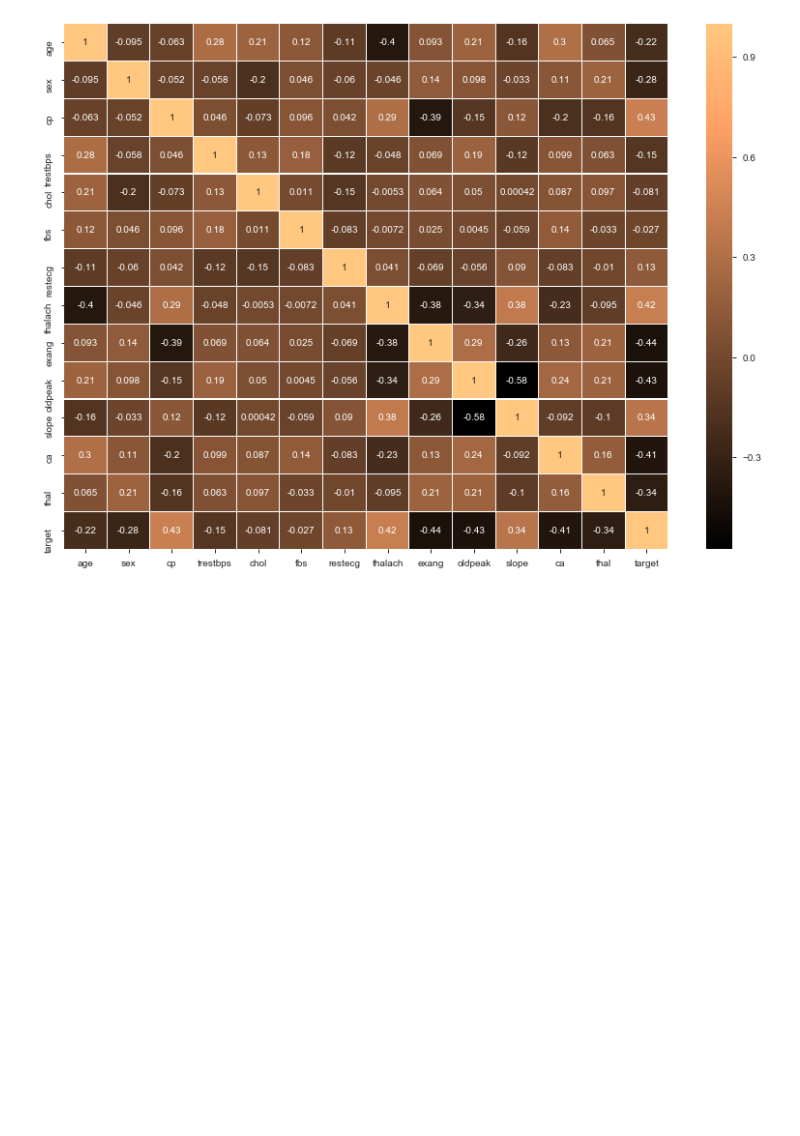
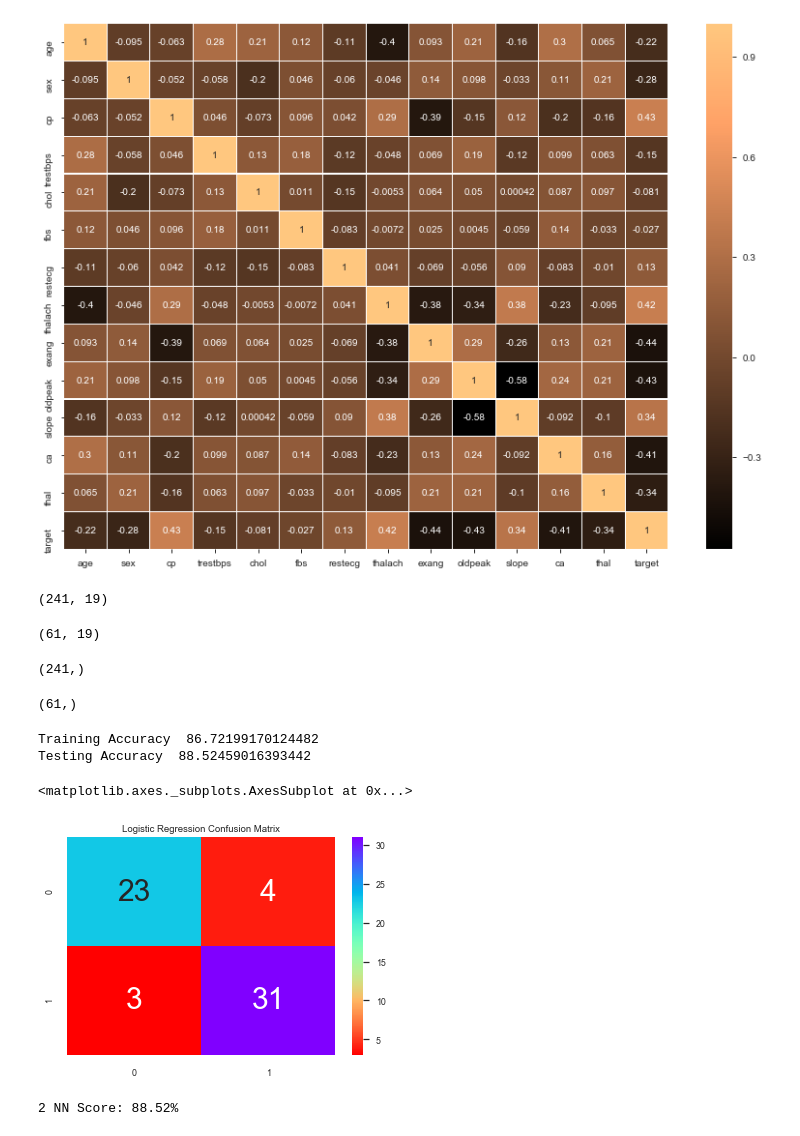
Before and after one commit to jahidkhandaker/HeartDiseasePrediction, a Jupyter notebook: RezowanaAkter/Heart_Disease_Prediction.ipynb, the cells around one changed output. Drawn from its saved outputs; the diff is of its cells as text; code cells hidden in the pictures; blank space fills up the shorter version.

```diff
--- a/RezowanaAkter/Heart_Disease_Prediction.ipynb
+++ b/RezowanaAkter/Heart_Disease_Prediction.ipynb
@@ -381,3 +386,31 @@ sns.heatmap(data.corr(), linewidths=.04, annot = True, cmap='copper')
 plt.show()
 # %% [output]
 [figure]
+# %%
+nominal_features = ['cp', 'slope', 'thal','restecg']
+predictors = pd.get_dummies(data.drop(['target'], axis = 1), columns = nominal_features, drop_first=True).values
+target= data.target.values
+# %%
+from sklearn.model_selection import train_test_split
+X_train,X_test,Y_train,Y_test = train_test_split(predictors,target,test_size=0.20,random_state=0)
+# %%
+from sklearn.preprocessing import StandardScaler
+sc = StandardScaler()
+X_train = sc.fit_transform(X_train)
+X_test = sc.transform(X_test)
+# %%
+X_train.shape
+# %% [output]
+(241, 19)
+# %%
+X_test.shape
+# %% [output]
+(61, 19)
+# %%
+Y_train.shape
+# %% [output]
+(241,)
+# %%
+Y_test.shape
+# %% [output]
+(61,)
@@ -383,0 +426,30 @@ plt.show()
+# %%
+#Logistic regression
+lr = LogisticRegression()
+
+lr.fit(X_train,Y_train)
+lr_acc=lr.score(X_test, Y_test)*100
+
+print("Training Accuracy ", lr.score(X_train, Y_train)*100)
+print("Testing Accuracy ",lr_acc )
+
+Y_pred_lr = lr.predict(X_test)
+cm_lr = confusion_matrix(Y_test,Y_pred_lr)
+
+sns.set(font_scale=0.8)
+plt.title("Logistic Regression Confusion Matrix")
+sns.heatmap(cm_lr,annot=True,cmap="rainbow_r",fmt="g",cbar=True, annot_kws={"size": 30})
+# %% [output]
+Training Accuracy  86.72199170124482
+Testing Accuracy  88.52459016393442
+<matplotlib.axes._subplots.AxesSubplot at 0x...>
+[figure, added]
+# %%
+#KNN
+knn = KNeighborsClassifier(n_neighbors = 9)
+knn.fit(X_train, Y_train)
+prediction = knn.predict(X_test)
+
+print("{} NN Score: {:.2f}%".format(2, knn.score(X_test, Y_test)*100))
+# %% [output]
+2 NN Score: 88.52%
```
Also changed, not shown: parts of 21 cells of this notebook.
